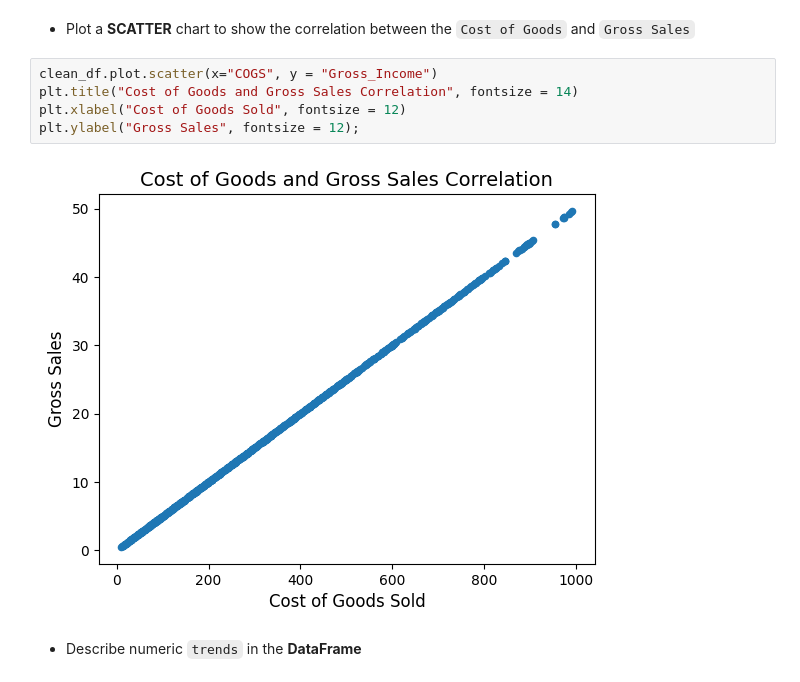
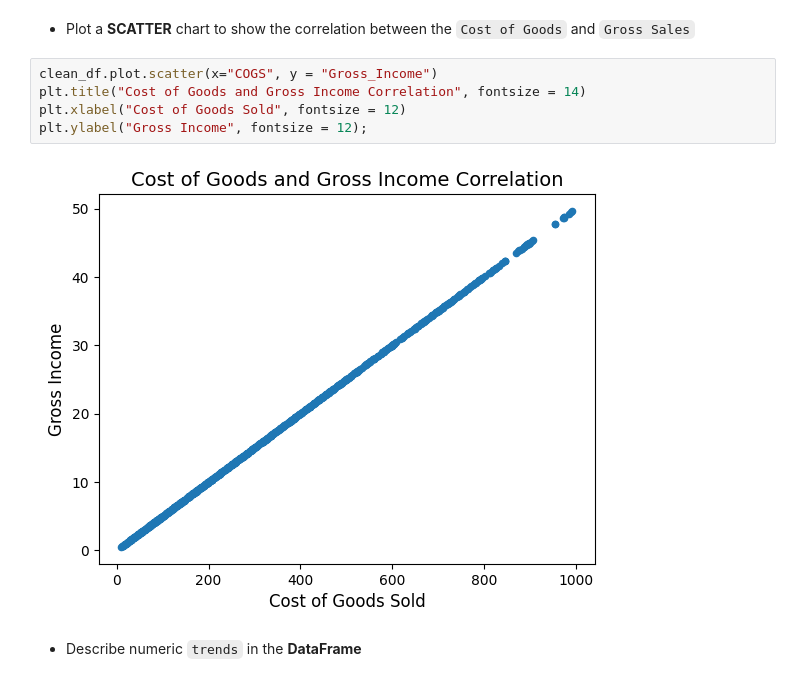
Before and after one commit to Nathan-Seeley/exploratory_data_analysis, a Jupyter notebook: sales_analysis.ipynb, the cells around one changed output. Cells and saved outputs as stored; diff of their text form.

Commit message:
Changed a few title names for final project walkthrough

```diff
--- a/sales_analysis.ipynb
+++ b/sales_analysis.ipynb
@@ -211,11 +211,11 @@ plt.ylabel("Gross Income", fontsize = 12);
 * Plot a **SCATTER** chart to show the correlation between the `Cost of Goods` and `Gross Sales`
 # %%
 clean_df.plot.scatter(x="COGS", y = "Gross_Income")
-plt.title("Cost of Goods and Gross Sales Correlation", fontsize = 14)
+plt.title("Cost of Goods and Gross Income Correlation", fontsize = 14)
 plt.xlabel("Cost of Goods Sold", fontsize = 12)
-plt.ylabel("Gross Sales", fontsize = 12);
+plt.ylabel("Gross Income", fontsize = 12);
 # %% [output]
-[figure, old version]
+[figure, new version]
 # %% [markdown]
 * Describe numeric `trends` in the **DataFrame**
 # %%
```
Also changed, not shown: parts of 2 cells of this notebook.
